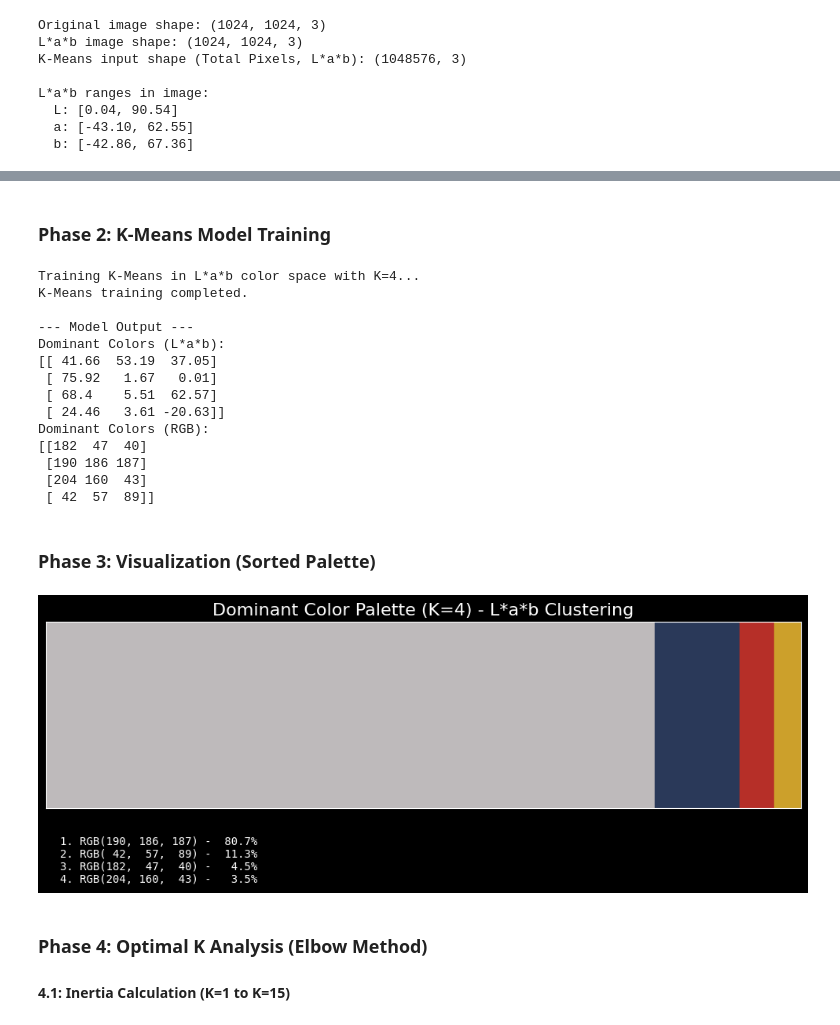
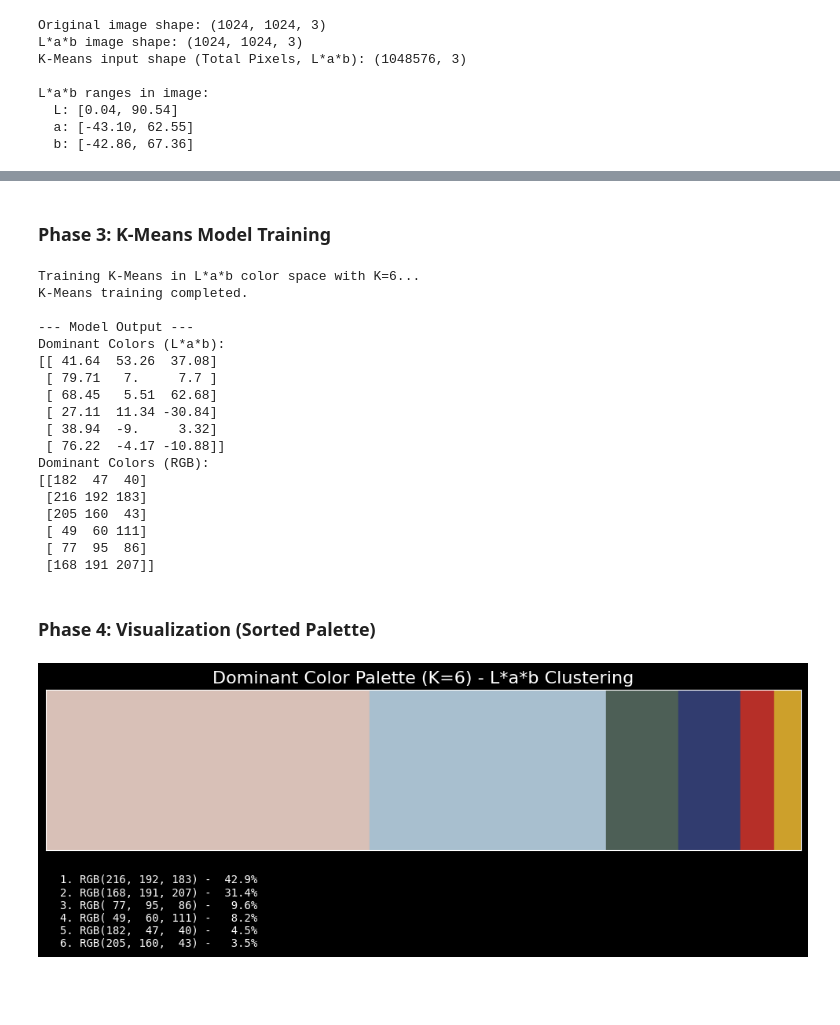
Before and after one commit to drew-1618/K-Means_image_palette_extractor, a Jupyter notebook: palette-extractor.ipynb, the cells around one changed output, grey strips where cells are left out. Drawn from its saved outputs; the diff is of its cells as text; code cells hidden in the pictures; blank space fills up the shorter version.

Commit message:
Add automated optimization for K value. Rearrange code & update md cells

```diff
--- a/palette-extractor.ipynb
+++ b/palette-extractor.ipynb
@@ -71,0 +122,30 @@ L*a*b ranges in image:
+# %%
+# plot results to visualize the elbow point
+plt.figure(figsize=(10, 4))
+plt.plot(k_range, inertias, marker='o', linestyle='-', color='#0077b6')
+plt.title('Elbow Method for Optimal K (L*a*b Color Space)', fontsize=16)
+plt.xlabel('Number of Clusters K')
+plt.ylabel('Inertia (Sum of Squared Distances in L*a*b)')
+plt.xticks(k_range)
+plt.grid(True, linestyle='--', alpha=0.6)
+
+# highlight optimal K
+if optimal_k:
+    plt.vlines(optimal_k,
+               plt.ylim()[0],
+               plt.ylim()[1],
+               linestyles='-',
+               colors='orange',
+               alpha=0.7,
+               label=f'Optimal K = {optimal_k}')
+    plt.legend()
+
+print("Look for the 'bend/elbow' in the curve. That's the optimal K value.")
+
+plt.tight_layout()
+plt.savefig(f'{IMAGE_OUTPUT_FOLDER_PATH}/elbow_plot_{IMAGE_SRC_NAME.split(".")[0]}_lab.png')
+# if you want to update display image for README (default):
+# plt.savefig(f'showcase_elbow_plot_default.png')
+# if you want to update display image for README (optimized):
+# plt.savefig(f'showcase_elbow_plot_optimized.png')
+plt.show()
@@ -72,9 +155,11 @@ L*a*b ranges in image:
 # %% [markdown]
-### Phase 2: K-Means Model Training
+### Phase 3: K-Means Model Training
 # %%
+final_k = optimal_k
+
 # initialize and train K-Means model on L*a*b data
-print(f"\nTraining K-Means in L*a*b color space with K={K}...")
-kmeans = KMeans(n_clusters=K, n_init='auto', random_state=42)
+print(f"\nTraining K-Means in L*a*b color space with K={final_k}...")
+kmeans = KMeans(n_clusters=final_k, n_init='auto', random_state=42)
 kmeans.fit(pixels_lab)
 print("K-Means training completed.")
 
@@ -93,22 +178,26 @@ print(np.round(dominant_colors_lab, 2))
 print("Dominant Colors (RGB):")
 print(dominant_colors_rgb)
 # %% [output]
-Training K-Means in L*a*b color space with K=4...
+Training K-Means in L*a*b color space with K=6...
 K-Means training completed.
 
 --- Model Output ---
 Dominant Colors (L*a*b):
-[[ 41.66  53.19  37.05]
- [ 75.92   1.67   0.01]
- [ 68.4    5.51  62.57]
- [ 24.46   3.61 -20.63]]
+[[ 41.64  53.26  37.08]
+ [ 79.71   7.     7.7 ]
+ [ 68.45   5.51  62.68]
+ [ 27.11  11.34 -30.84]
+ [ 38.94  -9.     3.32]
+ [ 76.22  -4.17 -10.88]]
 Dominant Colors (RGB):
 [[182  47  40]
- [190 186 187]
- [204 160  43]
- [ 42  57  89]]
+ [216 192 183]
+ [205 160  43]
+ [ 49  60 111]
+ [ 77  95  86]
+ [168 191 207]]
 # %% [markdown]
-### Phase 3: Visualization (Sorted Palette)
+### Phase 4: Visualization (Sorted Palette)
 # %%
 # function to convert RGB to the 0-1 range for matplotlib
 def rgb_to_mpl_color(rgb_tuple):
@@ -130,38 +219,36 @@ for label in unique_labels:
 
 # sort by proportion, descending
 color_proportions.sort(key=lambda x: x[1], reverse=True)
 
 # draw the color palette
 start = 0
 for color, prop in color_proportions:
     end = start + prop
     # draw colored rectangle for current color
     ax.axvspan(start, end, color=rgb_to_mpl_color(color), ymin=0, ymax=1.0, alpha=1)
     start = end
 
 # Add RGB values as list below the palette
 text_lines = []
 for i, (color, prop) in enumerate(color_proportions):
     text_lines.append(f"{i+1}. RGB({color[0]:3d}, {color[1]:3d}, {color[2]:3d}) - {prop*100:5.1f}%")
 
 text_str = "\n".join(text_lines)
 ax.text(0.15, -0.15, text_str, ha='center', va='top',
         fontsize=10, color='white', transform=ax.transAxes,
         family='monospace')
 
-ax.set_title(f'Dominant Color Palette (K={K}) - L*a*b Clustering', fontsize=16)
+ax.set_title(f'Dominant Color Palette (K={final_k}) - L*a*b Clustering', fontsize=16)
 ax.set_xticks([])
 ax.set_yticks([])
 ax.set_xlim(0, 1)  # set limits from 0 to 1 for proper display of proportions
 ax.set_ylim(0, 1)
 plt.tight_layout()
 plt.savefig(f'{IMAGE_OUTPUT_FOLDER_PATH}/color_palette_{IMAGE_SRC_NAME.split(".")[0]}_lab.png')
-# if you want to update display image for README:
-# plt.savefig(f'showcase_palette_output.png')
+# if you want to update display image for README (default):
+# plt.savefig(f'showcase_palette_output_default.png')
+# if you want to update display image for README (optimized):
+# plt.savefig(f'showcase_palette_output_optimized.png')
 plt.show()
 # %% [output]
-[figure, old version]
+[figure, new version]
-# %% [markdown]
-### Phase 4: Optimal K Analysis (Elbow Method)
-
-#### 4.1: Inertia Calculation (K=1 to K=15)
```
Also changed, not shown: parts of 9 cells of this notebook, 2 other files.
